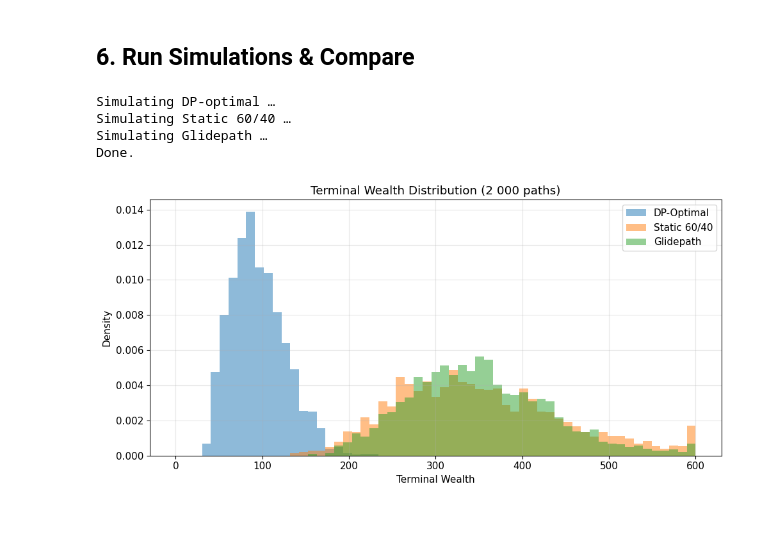
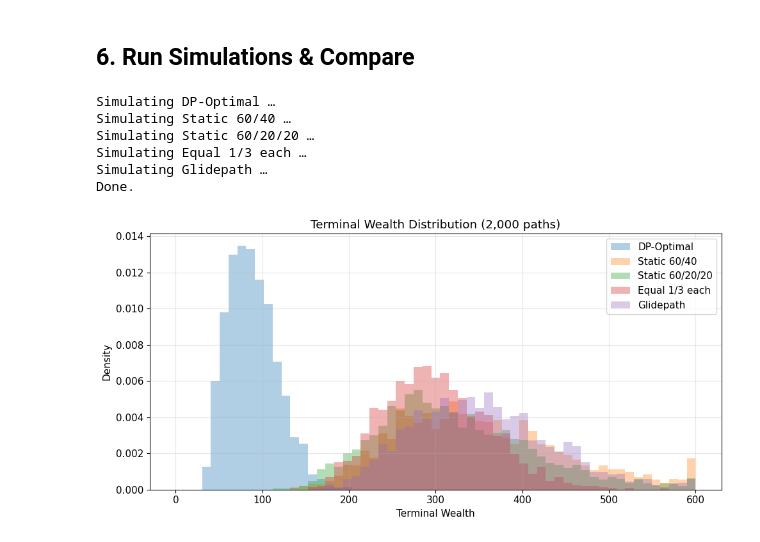
Before and after one commit to yuxiang-jack-zhang/CME241, a Jupyter notebook: project/phase2.ipynb, the cells around one changed output. Cells and saved outputs as stored; diff of their text form; code cells hidden in the pictures.

```diff
--- a/project/phase2.ipynb
+++ b/project/phase2.ipynb
@@ -370,53 +376,54 @@ def glidepath_strategy(t, w, yi, zi):
 # %%
 N_SIM = 2000
 
-print("Simulating DP-optimal …")
-w_dp, a_dp, u_dp = simulate_paths(dp_strategy, N_SIM)
+strategies = [
+    ("DP-Optimal",      dp_strategy),
+    ("Static 60/40",    static_60_40_strategy),
+    ("Static 60/20/20", static_60_20_20_strategy),
+    ("Equal 1/3 each",  static_equal_strategy),
+    ("Glidepath",       glidepath_strategy),
+]
 
-print("Simulating Static 60/40 …")
-w_60, a_60, u_60 = simulate_paths(static_60_40_strategy, N_SIM)
-
-print("Simulating Glidepath …")
-w_gp, a_gp, u_gp = simulate_paths(glidepath_strategy, N_SIM)
+results = []
+for name, fn in strategies:
+    print(f"Simulating {name} …")
+    w, a, c, u = simulate_paths(fn, N_SIM)
+    results.append((name, w, a, c, u))
 print("Done.")
 # %% [output]
-Simulating DP-optimal …
+Simulating DP-Optimal …
 Simulating Static 60/40 …
+Simulating Static 60/20/20 …
+Simulating Equal 1/3 each …
 Simulating Glidepath …
 Done.
 # %%
-# ── Terminal wealth distributions ──
+# Terminal wealth distributions
 fig, ax = plt.subplots(figsize=(10, 5))
 bins = np.linspace(0, W_MAX, 60)
-ax.hist(w_dp[:, -1], bins=bins, alpha=0.5, label="DP-Optimal", density=True)
-ax.hist(w_60[:, -1], bins=bins, alpha=0.5, label="Static 60/40", density=True)
-ax.hist(w_gp[:, -1], bins=bins, alpha=0.5, label="Glidepath", density=True)
+for name, w, a, c, u in results:
+    ax.hist(w[:, -1], bins=bins, alpha=0.35, label=name, density=True)
 ax.set_xlabel("Terminal Wealth")
 ax.set_ylabel("Density")
-ax.set_title("Terminal Wealth Distribution (2 000 paths)")
+ax.set_title(f"Terminal Wealth Distribution ({N_SIM:,} paths)")
 ax.legend()
 plt.tight_layout()
 plt.show()
 
-# ── Summary statistics ──
-def wealth_stats(w):
+# Summary statistics
+print("Terminal Wealth Statistics")
+print(f"{'Strategy':<18} {'Mean':>8} {'Median':>8} {'Std':>8} {'5th%':>8} {'95th%':>8}")
+print("-" * 62)
+for name, w, a, c, u in results:
     tw = w[:, -1]
-    return tw.mean(), np.median(tw), tw.std(), np.percentile(tw, 5), np.percentile(tw, 95)
+    print(f"{name:<18} {tw.mean():>8.1f} {np.median(tw):>8.1f} {tw.std():>8.1f} "
+          f"{np.percentile(tw, 5):>8.1f} {np.percentile(tw, 95):>8.1f}")
 
-print("Terminal Wealth Statistics")
-print(f"{'Strategy':<15} {'Mean':>8} {'Median':>8} {'Std':>8} {'5th%':>8} {'95th%':>8}")
-print("-" * 60)
-for name, w in [("DP-Optimal", w_dp), ("Static 60/40", w_60), ("Glidepath", w_gp)]:
-    m, med, sd, p5, p95 = wealth_stats(w)
-    print(f"{name:<15} {m:>8.1f} {med:>8.1f} {sd:>8.1f} {p5:>8.1f} {p95:>8.1f}")
-
-# The DP policy optimises total CRRA utility (Σ u(c_t) + u(W_T)), not terminal wealth.
-# With higher consumption (8 % vs 4 %), it trades terminal wealth for flow utility.
-print("\nTotal CRRA Utility  Σ u(c_t) + u(W_T)  (higher = better)")
-print(f"{'Strategy':<15} {'Mean':>10} {'Median':>10} {'5th%':>10}")
-print("-" * 50)
-for name, u in [("DP-Optimal", u_dp), ("Static 60/40", u_60), ("Glidepath", u_gp)]:
-    print(f"{name:<15} {u.mean():>10.4f} {np.median(u):>10.4f} {np.percentile(u, 5):>10.4f}")
+print(f"\nTotal Discounted Utility  Σ β^t·u(cₜ) + β^T·u(W_T)")
+print(f"{'Strategy':<18} {'Mean':>10} {'Median':>10} {'5th%':>10}")
+print("-" * 52)
+for name, w, a, c, u in results:
+    print(f"{name:<18} {u.mean():>10.4f} {np.median(u):>10.4f} {np.percentile(u, 5):>10.4f}")
 # %% [output]
-[figure, old version]
+[figure, new version]
 Terminal Wealth Statistics
```
Also changed, not shown: parts of 11 cells of this notebook, 1 other file.
